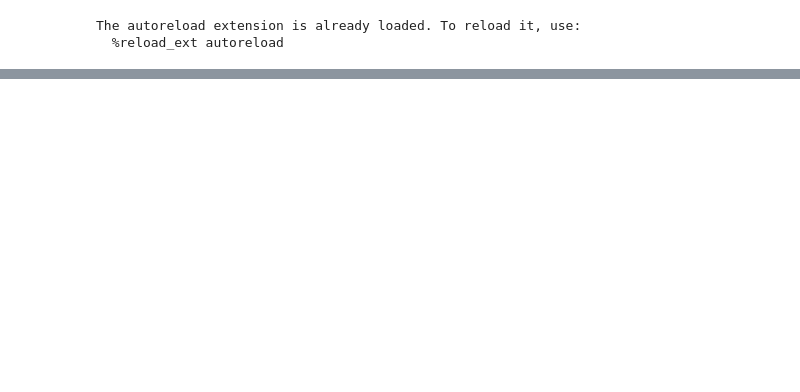
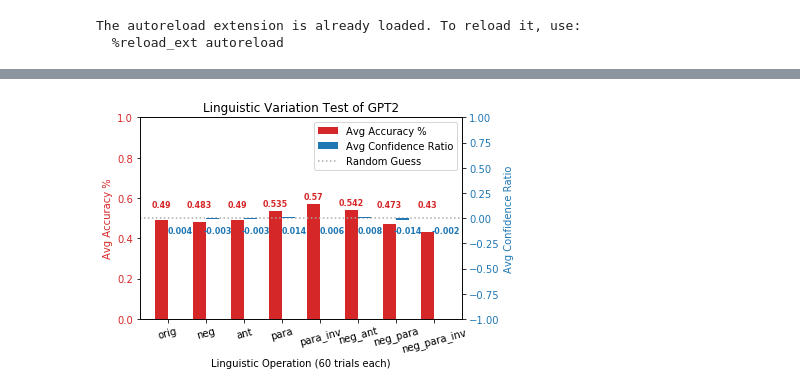
Before and after one commit to shaoxia57/common_sense_embedding_analysis, a Jupyter notebook: evaluation_utils/Generate_Plots_Generative.ipynb, the cells around one changed output, grey strips where cells are left out. Drawn from its saved outputs; the diff is of its cells as text; code cells hidden in the pictures; blank space fills up the shorter version.

```diff
--- a/evaluation_utils/Generate_Plots_Generative.ipynb
+++ b/evaluation_utils/Generate_Plots_Generative.ipynb
@@ -644,0 +22,13 @@ for key in truisms_data:
+# %%
+data = []
+
+for file in data_files:
+    full_path = result_dir + file
+    data.append(pd.read_csv(full_path))
+
+configs = []
+
+for file in config_files:
+    full_path = config_dir + file
+    with open(full_path) as f:
+        configs.append(json.load(f))
@@ -644,0 +108,6 @@ for key in truisms_data:
+# %%
+acc_sep_df = pd.DataFrame.from_dict(accuracy_sep_dict)
+ratio_sep_df = pd.DataFrame.from_dict(ratio_sep_dict)
+
+acc_merged_df = pd.DataFrame.from_dict(accuracy_merged_dict)
+ratio_merged_df = pd.DataFrame.from_dict(ratio_merged_dict)
@@ -644,0 +132,3 @@ for key in truisms_data:
+# %%
+avg_acc_by_template = queries.run_template_grouping_query(acc_merged_df)
+avg_ratio_by_template = queries.run_template_grouping_query(ratio_merged_df)
@@ -644,0 +148,3 @@ for key in truisms_data:
+# %%
+avg_acc_by_linguistic_op = queries.run_linguistic_operator_grouping_query(acc_sep_df)
+avg_ratio_by_linguistic_op = queries.run_linguistic_operator_grouping_query(ratio_sep_df)
@@ -644,0 +163,20 @@ for key in truisms_data:
+# %%
+# Before Saving this, you must change what's going on inside autolabel to make sure
+# numbers are aligned to their correct positions
+#
+# Specifically you need to fiddle with this: x = rect.get_x() + rect.get_width() / 2
+# in the bottom case, I use x = rect.get_x() + 8*rect.get_width() / 9
+
+x_labels = ["orig", "neg", "ant", "para", "para_inv", "neg_ant", "neg_para", "neg_para_inv"]
+x_label = "Linguistic Operation (60 trials each)"
+left_units = "Avg Accuracy %"
+right_units = "Avg Confidence Ratio"
+left_bar_data = [round(row["avg_stat"], 3) for i, row in avg_acc_by_linguistic_op.iterrows()]
+right_bar_data = [round(row["avg_stat"], 3) for i, row in avg_ratio_by_linguistic_op.iterrows()]
+title = "Linguistic Variation Test of GPT2"
+display_two_axis_bar_plot(x_labels, x_label, left_units, right_units,
+                          left_bar_data, right_bar_data, title,
+                          save_dir="../data/generation_result_data/",
+                          )
+# %% [output]
+[figure, added]
```
Also changed, not shown: parts of 80 cells of this notebook, 7 other files.
